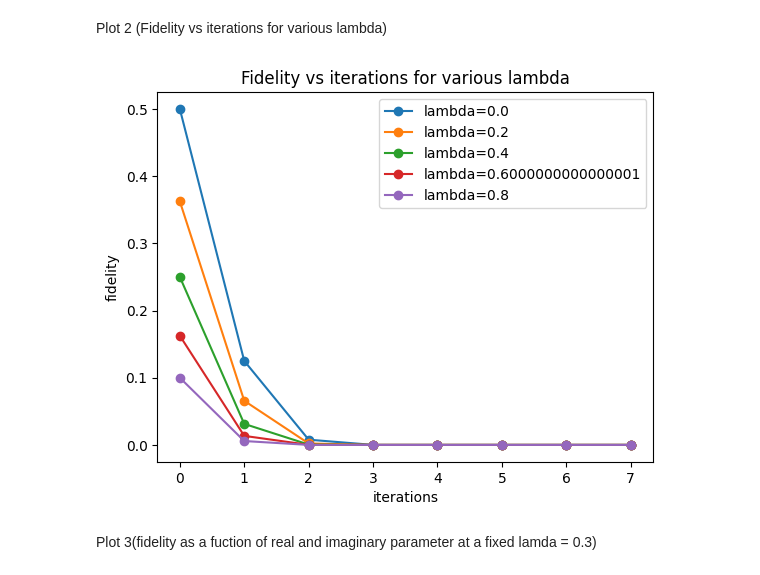
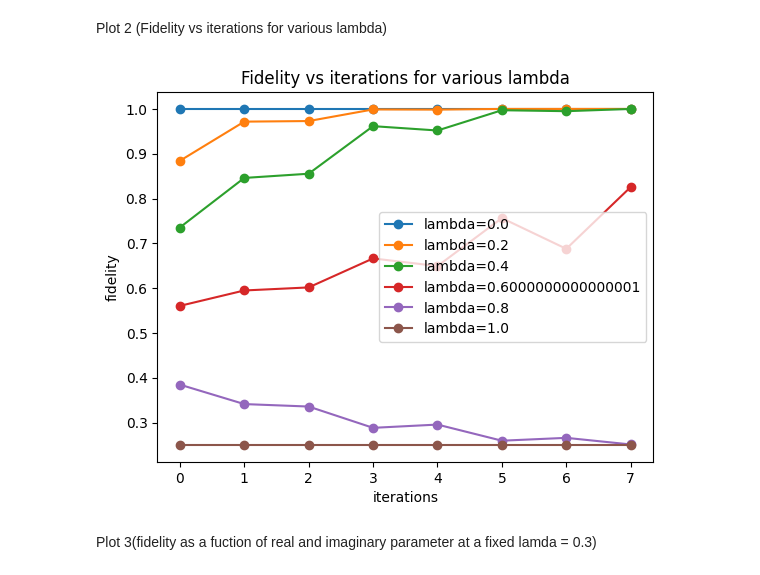
Before and after one commit to Aron9605/Wigner-Internship, a Jupyter notebook: simulation.ipynb, the cells around one changed output. Drawn from its saved outputs; the diff is of its cells as text; code cells hidden in the pictures.

```diff
--- a/simulation.ipynb
+++ b/simulation.ipynb
@@ -412,10 +343,10 @@ density_matrix_bell = np.outer(bell,np.conjugate(bell))
 
 
 
-for w in np.arange(0,1,0.2):
+for w in np.arange(0,1.2,0.2):
     lambd = w
     f=[]
-    den_1 = ((1-lambd)*density_matrix_bell) + (lambd*np.identity(4)/4)
+    den_1 = ((1-lambd)*density_matrix_bell) + ((lambd*np.identity(4))/4)
     den_2 = den_1
 
     for i in range(8):
@@ -440,40 +371,37 @@ for w in np.arange(0,1,0.2):
         final_state_after_hadamard =np.matmul(tensored_hadamard,np.matmul(original_psi,tensored_hadamard.conj().T))
 
 
         #measurement
         projector=np.array([[1,0],[0,0]])
         projector_tensored = np.kron(np.identity(4),np.kron(projector,projector))
 
+
         measured = np.dot(projector_tensored,np.matmul(final_state_after_hadamard,projector_tensored.conj().T))
-        # print(measured.shape)
+        denominator = np.trace(np.matmul(final_state_after_hadamard,projector_tensored.conj().T))
+        measured = measured/denominator
 
         #tracing out the measured copy
         reshaped_measured = measured.reshape((2, 2, 2, 2, 2, 2, 2, 2))  # Reshape to 4 qubits ket and bra
         first_copy_of_the_state = np.einsum('ijklmnop->ijmn', reshaped_measured).reshape(4,4)
 
         #creating bell state
         bell_state = (np.array([[1],[0],[0],[1]]) * (1/ np.sqrt(2))).reshape(4,)
-
-
-        #dividing by the trace of density matrix to make it 1
-        # density_matrix_pp = np.outer(first_copy_of_the_state,np.conjugate(first_copy_of_the_state)) / np.trace(np.outer((first_copy_of_the_state),np.conjugate(first_copy_of_the_state)))
-
 
         #calculation of fidelity
         fidelity = np.dot(np.conjugate(bell_state).T, np.dot(first_copy_of_the_state, bell_state))
 
         den_1 = first_copy_of_the_state
         den_2 = den_1
 
 
         f=f+[fidelity]
 
     plt.plot(range(8),f,label=f'lambda={w}',marker='o'),plt.legend()
     plt.xlabel('iterations')
     plt.ylabel('fidelity')
     plt.title('Fidelity vs iterations for various lambda')
 # %% [output]
-[figure, old version]
+[figure, new version]
 # %% [markdown]
 Plot 3(fidelity as a fuction of real and imaginary parameter at a fixed lamda = 0.3)
 # %%
```
Also changed, not shown: parts of 1 cell of this notebook.
